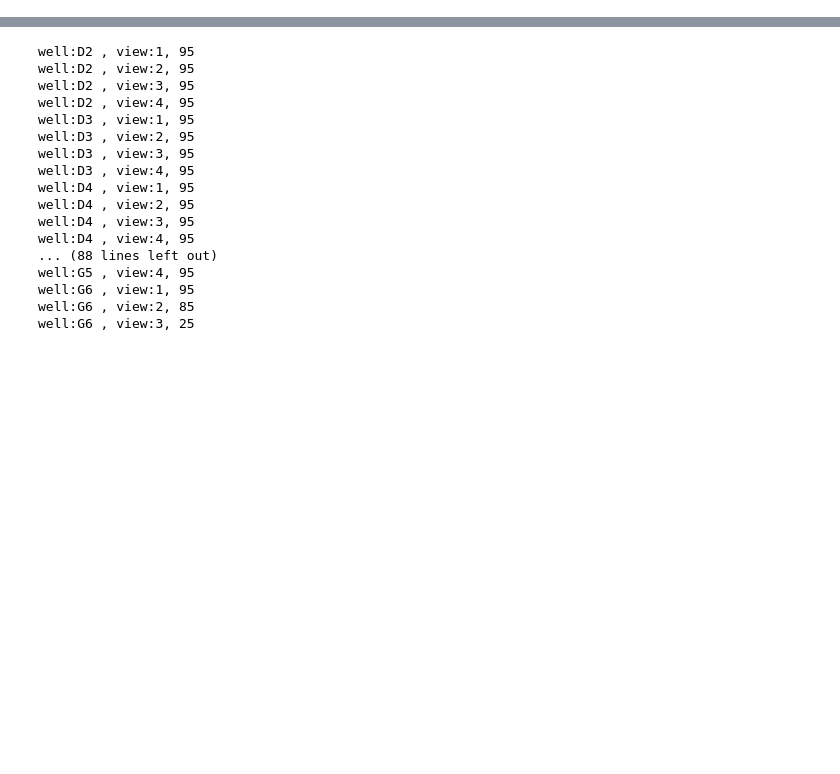
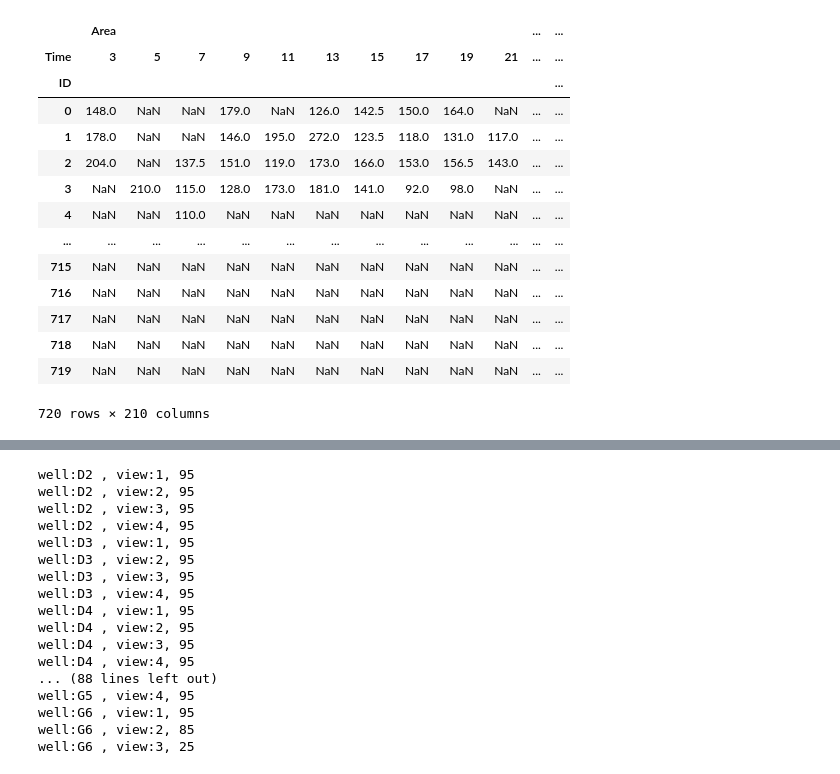
Before and after one commit to AsafAvr/Deep-Learning-Workshop, a Jupyter notebook: Notebooks/Reorganize_Results.ipynb, the cells around one changed output, grey strips where cells are left out. Cells and saved outputs as stored; diff of their text form; code cells hidden in the pictures; blank space fills up the shorter version.

```diff
--- a/Notebooks/Reorganize_Results.ipynb
+++ b/Notebooks/Reorganize_Results.ipynb
@@ -21,0 +97,3 @@ import re
+# %%
+df = pd.read_csv(r'C:\Projects\TAU\DL-Workshop\Images_Ilan\JH0011\Results\Tracking\Results-20220831T065654Z-001\Results\Results_D2_2_start_2_crop_0_2022-08-29_18-52-37\res_all_features.csv')
+df
@@ -21,0 +116,2 @@ import re
+# %%
+df['morpho_kinetic'] = str(df.drop(columns=['ID','Time','well','view','Embediings']).values.tolist())
@@ -21,0 +134,18 @@ import re
+# %%
+pd.pivot_table(df,index='ID',columns='Time')
+# %% [output]
+|  | Area |  |  |  |  |  |  |  |  |  | ... | ... |
+| Time | 3 | 5 | 7 | 9 | 11 | 13 | 15 | 17 | 19 | 21 | ... | ... |
+| ID |  |  |  |  |  |  |  |  |  |  |  | ... |
+| 0 | 148.0 | NaN | NaN | 179.0 | NaN | 126.0 | 142.5 | 150.0 | 164.0 | NaN | ... | ... |
+| 1 | 178.0 | NaN | NaN | 146.0 | 195.0 | 272.0 | 123.5 | 118.0 | 131.0 | 117.0 | ... | ... |
+| 2 | 204.0 | NaN | 137.5 | 151.0 | 119.0 | 173.0 | 166.0 | 153.0 | 156.5 | 143.0 | ... | ... |
+| 3 | NaN | 210.0 | 115.0 | 128.0 | 173.0 | 181.0 | 141.0 | 92.0 | 98.0 | NaN | ... | ... |
+| 4 | NaN | NaN | 110.0 | NaN | NaN | NaN | NaN | NaN | NaN | NaN | ... | ... |
+| ... | ... | ... | ... | ... | ... | ... | ... | ... | ... | ... | ... | ... |
+| 715 | NaN | NaN | NaN | NaN | NaN | NaN | NaN | NaN | NaN | NaN | ... | ... |
+| 716 | NaN | NaN | NaN | NaN | NaN | NaN | NaN | NaN | NaN | NaN | ... | ... |
+| 717 | NaN | NaN | NaN | NaN | NaN | NaN | NaN | NaN | NaN | NaN | ... | ... |
+| 718 | NaN | NaN | NaN | NaN | NaN | NaN | NaN | NaN | NaN | NaN | ... | ... |
+| 719 | NaN | NaN | NaN | NaN | NaN | NaN | NaN | NaN | NaN | NaN | ... | ... |
+720 rows × 210 columns
```
Also changed, not shown: parts of 16 cells of this notebook, 4 other files.
